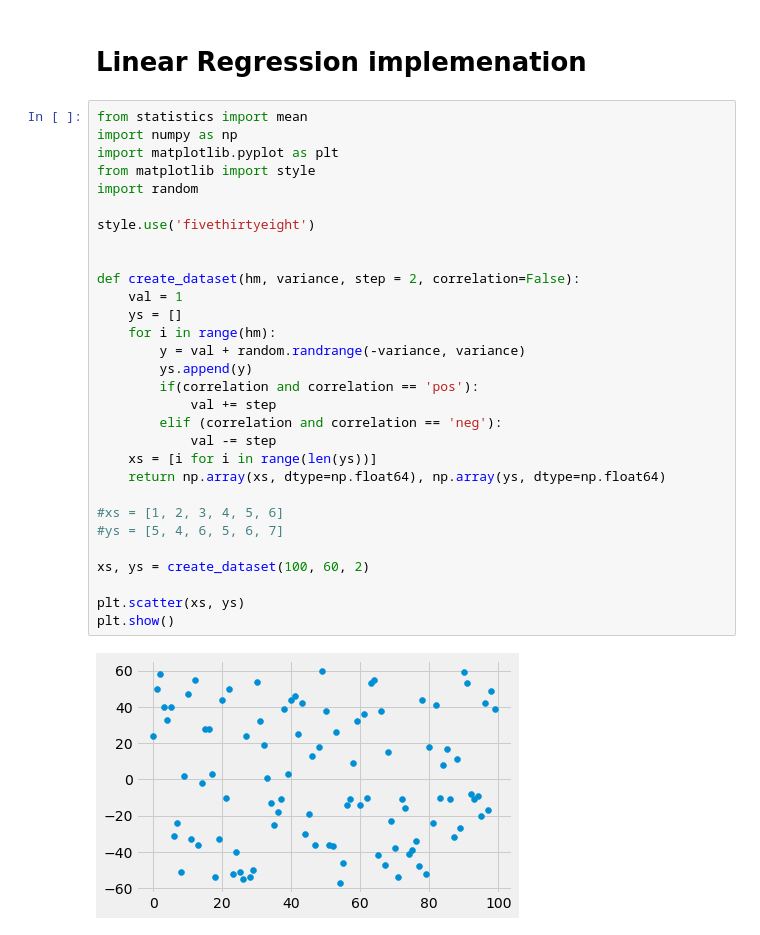
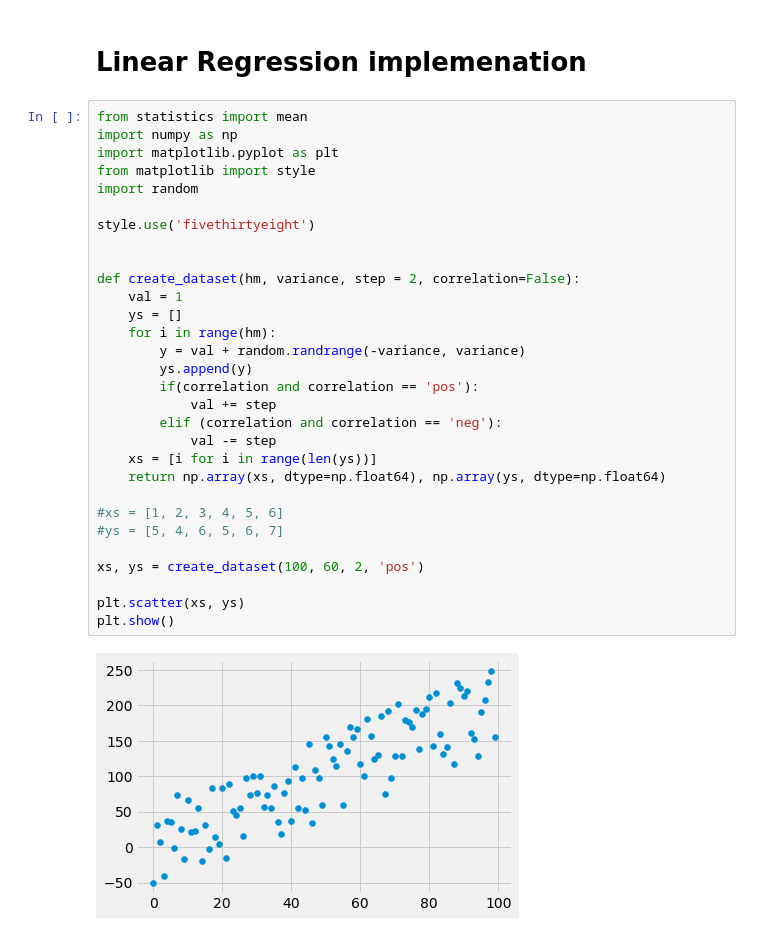
Before and after one commit to aryarohit07/machine-learning-with-python, a Jupyter notebook: 2_linear_regression_implementation.ipynb, the cells around one changed output. Cells and saved outputs as stored; diff of their text form.

```diff
--- a/2_linear_regression_implementation.ipynb
+++ b/2_linear_regression_implementation.ipynb
@@ -3,35 +3,35 @@
 # %%
 from statistics import mean
 import numpy as np
 import matplotlib.pyplot as plt
 from matplotlib import style
 import random
 
 style.use('fivethirtyeight')
 
 
 def create_dataset(hm, variance, step = 2, correlation=False):
     val = 1
     ys = []
     for i in range(hm):
         y = val + random.randrange(-variance, variance)
         ys.append(y)
         if(correlation and correlation == 'pos'):
             val += step
         elif (correlation and correlation == 'neg'):
             val -= step
     xs = [i for i in range(len(ys))]
     return np.array(xs, dtype=np.float64), np.array(ys, dtype=np.float64)
 
 #xs = [1, 2, 3, 4, 5, 6]
 #ys = [5, 4, 6, 5, 6, 7]
 
-xs, ys = create_dataset(100, 60, 2)
+xs, ys = create_dataset(100, 60, 2, 'pos')
 
 plt.scatter(xs, ys)
 plt.show()
 # %% [output]
-[figure, old version]
+[figure, new version]
 # %%
 # creating numpy array
 
```
Also changed, not shown: parts of 2 cells of this notebook.
